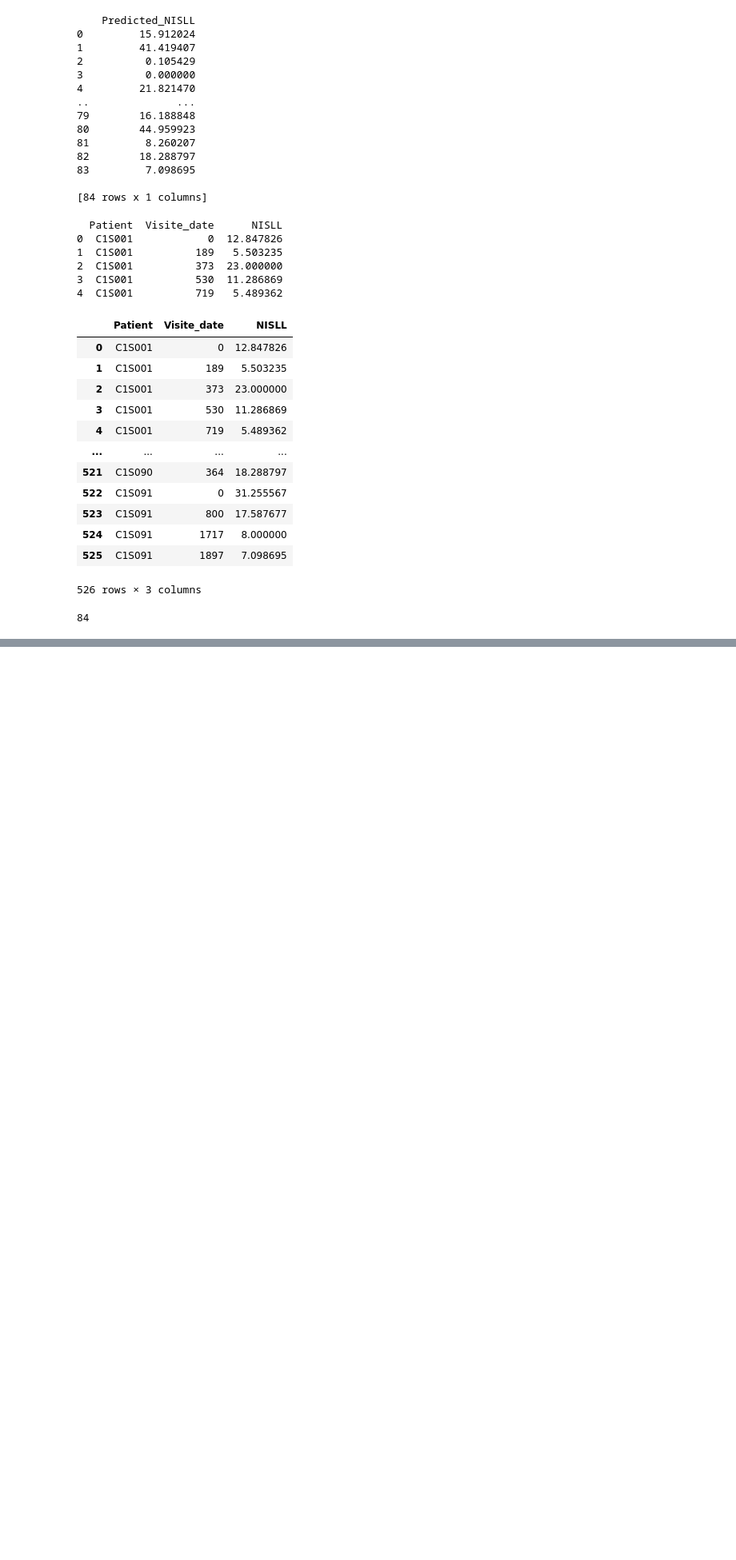
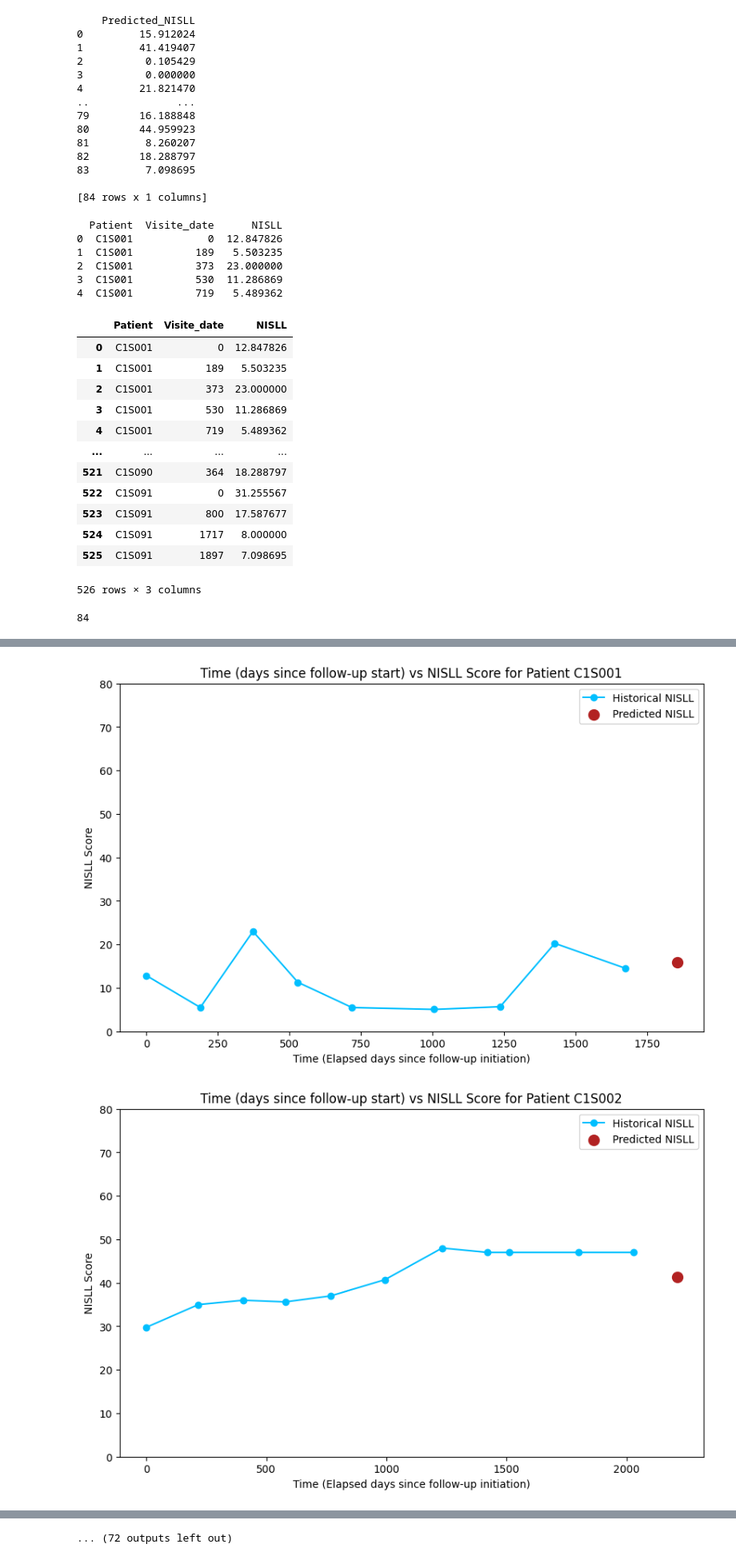
Before and after one commit to Le-bruit-de-nos-pas/attr_emg_2025, a Jupyter notebook: lstm_predict_nisll.ipynb, the cells around one changed output, grey strips where cells are left out. Shown at 80% size. Cells and saved outputs as stored; diff of their text form; code cells hidden in the pictures; blank space fills up the shorter version.

```diff
--- a/lstm_predict_nisll.ipynb
+++ b/lstm_predict_nisll.ipynb
@@ -283,0 +330,39 @@ final_df['Patient'].nunique()
+# %%
+def plot_all_patients(final_df):
+    # Step 1: Loop through each unique patient
+    for patient in final_df["Patient"].unique():
+        # Step 2: Get the patient's data
+        patient_data = final_df[final_df["Patient"] == patient]
+
+        # Step 3: Separate historical data and predicted data
+        historical_data = patient_data[:-1]  # All except the last row
+        predicted_data = patient_data.iloc[-1]  # The last row (prediction)
+
+        # Step 4: Plot the NISLL vs. time
+        plt.figure(figsize=(10, 6))
+
+        # Plot historical NISLL vs. Visite_date with softer blue (deepskyblue)
+        plt.plot(historical_data["Visite_date"], historical_data["NISLL"], label="Historical NISLL", color='deepskyblue', marker='o', markersize=6, linestyle='-')
+
+        # Plot predicted NISLL with firebrick color and open circle
+        plt.scatter(predicted_data["Visite_date"], predicted_data["NISLL"], color='firebrick', label="Predicted NISLL", s=100, edgecolors='firebrick', marker='o', zorder=5)
+
+        # Add labels and title
+        plt.xlabel('Time (Elapsed days since follow-up initiation)')
+        plt.ylabel('NISLL Score')
+        plt.title(f'Time (days since follow-up start) vs NISLL Score for Patient {patient}')
+
+        plt.ylim(bottom=0)
+        plt.ylim(top=80)
+
+        # Show legend
+        plt.legend()
+
+        # Show the plot without grid
+        plt.show()
+
+# Call the function
+plot_all_patients(final_df)
+# %% [output]
+[figure, added]
+[figure, added]
@@ -283,0 +379 @@ final_df['Patient'].nunique()
+... (72 outputs left out)
```
Also changed, not shown: parts of 15 cells of this notebook.
